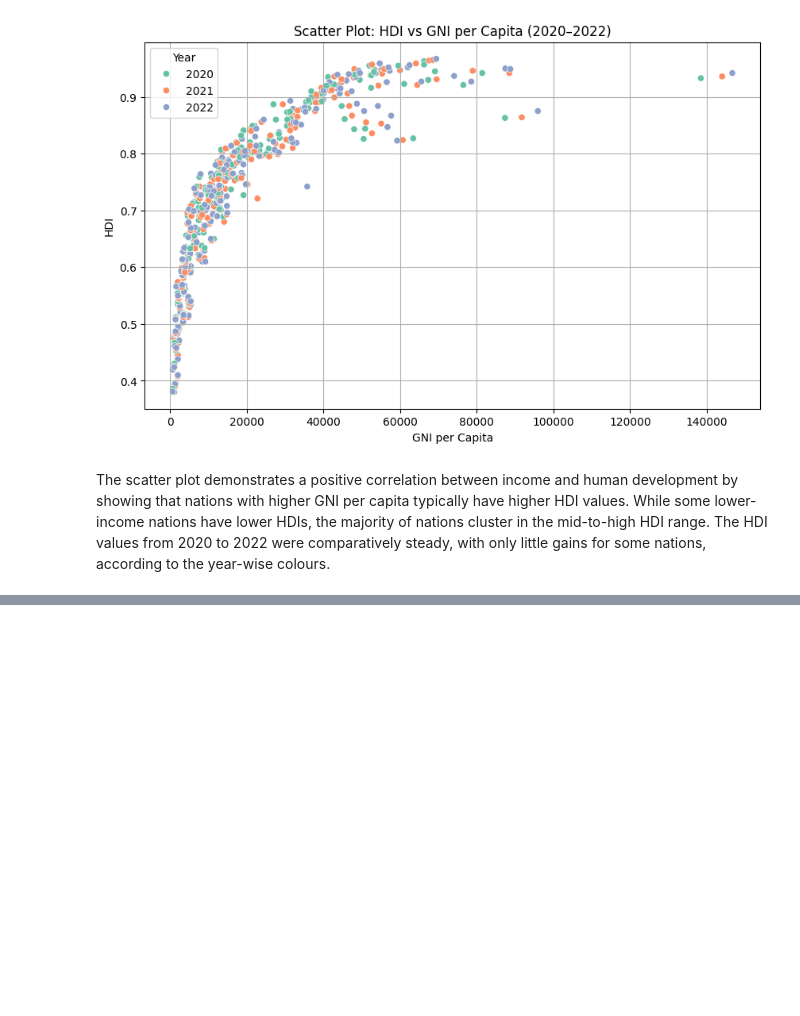
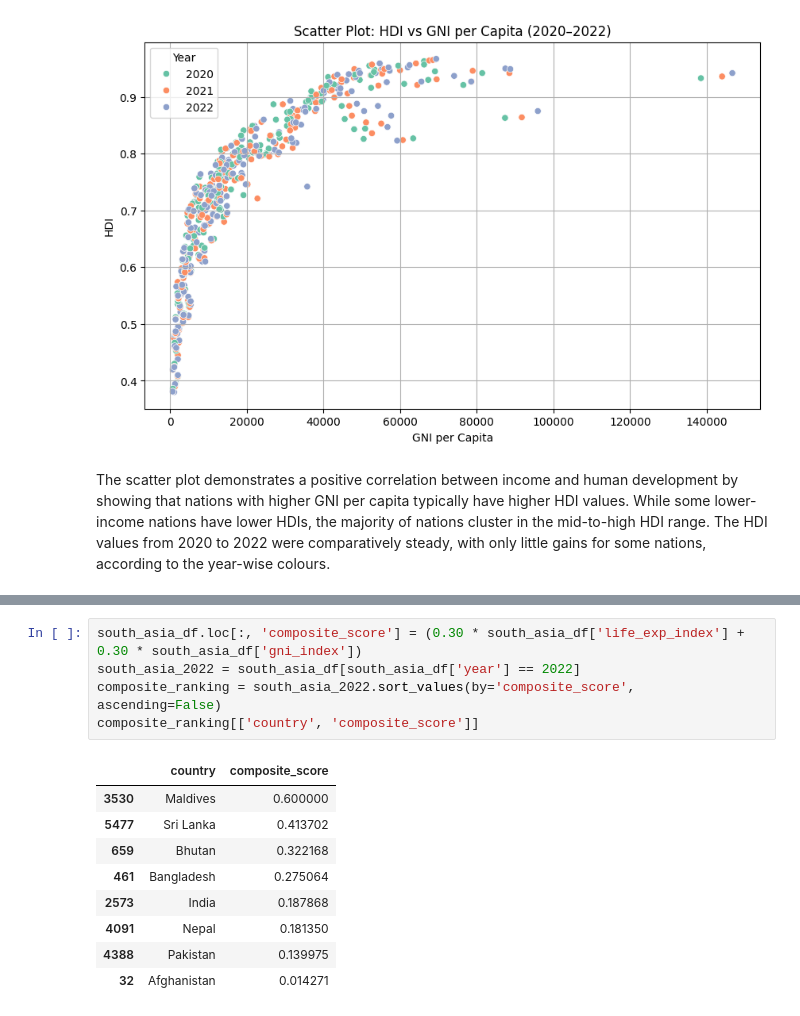
Before and after one commit to kashifmaskeyx/2513342_KashifMaskey, a Jupyter notebook: 2513342_KashifMaskey.ipynb, the cells around one changed output, grey strips where cells are left out. Drawn from its saved outputs; the diff is of its cells as text; blank space fills up the shorter version.

```diff
--- a/2513342_KashifMaskey.ipynb
+++ b/2513342_KashifMaskey.ipynb
@@ -476,0 +524,15 @@ The scatter plot demonstrates a positive correlation between income and human de
+# %%
+south_asia_df.loc[:, 'composite_score'] = (0.30 * south_asia_df['life_exp_index'] + 0.30 * south_asia_df['gni_index'])
+south_asia_2022 = south_asia_df[south_asia_df['year'] == 2022]
+composite_ranking = south_asia_2022.sort_values(by='composite_score', ascending=False)
+composite_ranking[['country', 'composite_score']]
+# %% [output]
+|  | country | composite_score |
+| 3530 | Maldives | 0.600000 |
+| 5477 | Sri Lanka | 0.413702 |
+| 659 | Bhutan | 0.322168 |
+| 461 | Bangladesh | 0.275064 |
+| 2573 | India | 0.187868 |
+| 4091 | Nepal | 0.181350 |
+| 4388 | Pakistan | 0.139975 |
+| 32 | Afghanistan | 0.014271 |
```
Also changed, not shown: parts of 12 cells of this notebook.
